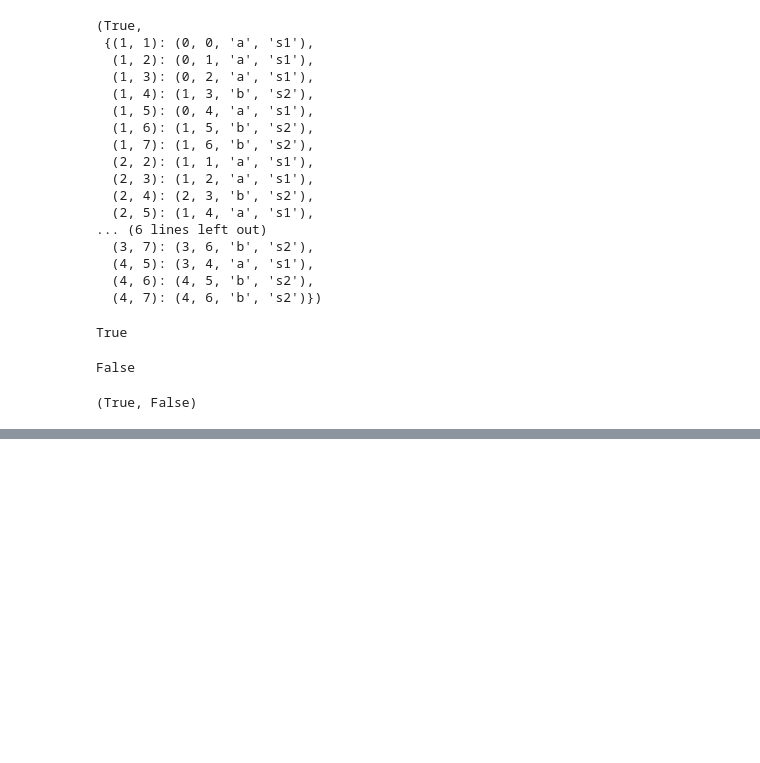
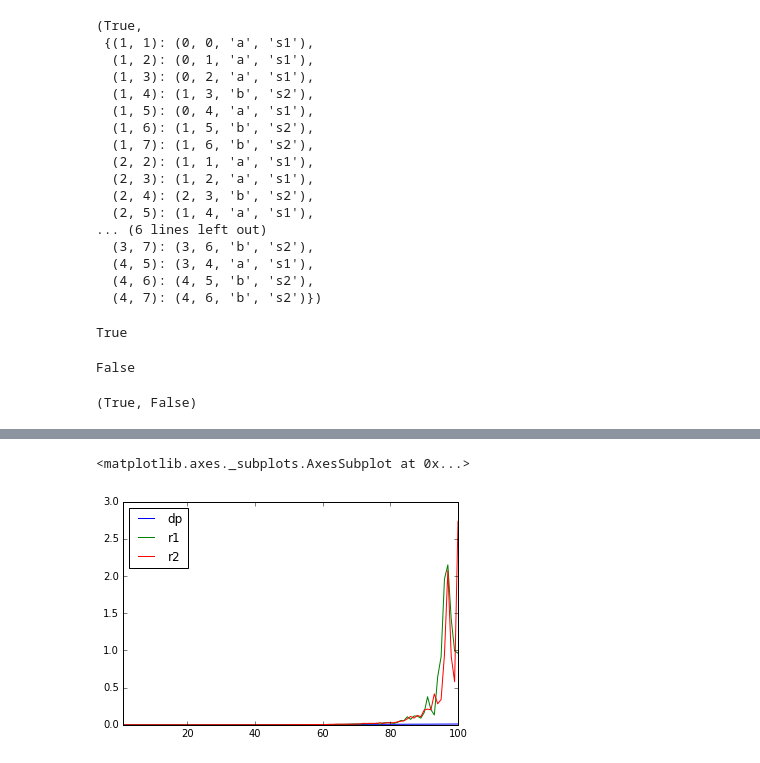
Before and after one commit to NeilNjae/ou-summer-of-code-2017, a Jupyter notebook: 09-resolving-the-bill/subsequence.ipynb, the cells around one changed output, grey strips where cells are left out. Saved outputs shown, nothing was run; the diff lists cells and outputs as text; code cells hidden in the pictures; blank space fills up the shorter version.

```diff
--- a/09-resolving-the-bill/subsequence.ipynb
+++ b/09-resolving-the-bill/subsequence.ipynb
@@ -381,0 +498,28 @@ is_subseq_recursive(sl1, sl12), is_subseq_recursive(sl1, sl23)
+# %%
+times_recorded_r2 = {}
+cont = True
+reps = 128
+l = 1
+
+setup_code = """sl1 = make_string(l) ;
+sl2 = make_string(l) ;
+sl3 = make_string(l) ;
+sl12 = interleave(sl1, sl2) ;
+sl23 = interleave(sl2, sl3)"""
+
+while cont:
+    t = timeit.Timer('is_subseq_recursive_2(sl1, sl12)',
+                          'l = {} ; '.format(l) + setup_code,
+                          globals=globals())
+    stime = min(t.repeat(reps, number=1))
+    t = timeit.Timer('is_subseq_recursive_2(sl1, sl23)',
+                          'l = {} ; '.format(l) + setup_code,
+                          globals=globals())
+    ftime = min(t.repeat(reps, number=1))
+    times_recorded_r2[l] = (stime + ftime ) / 2
+    print(l, reps, times_recorded_r2[l])
+    l += 1
+    if stime * reps > 10:
+        reps = reps // 2
+    if reps <= 1:
+        cont = False
@@ -381,0 +569,4 @@ is_subseq_recursive(sl1, sl12), is_subseq_recursive(sl1, sl23)
+# %%
+time_df = pd.DataFrame([times_recorded_dp, times_recorded_r, times_recorded_r2]).T
+time_df.columns = ['dp', 'r1', 'r2']
+time_df
@@ -381,0 +592,5 @@ is_subseq_recursive(sl1, sl12), is_subseq_recursive(sl1, sl23)
+# %%
+time_df[:100].plot()
+# %% [output]
+<matplotlib.axes._subplots.AxesSubplot at 0x...>
+[figure, added]
```
Also changed, not shown: parts of 10 cells of this notebook, 3 other files.
